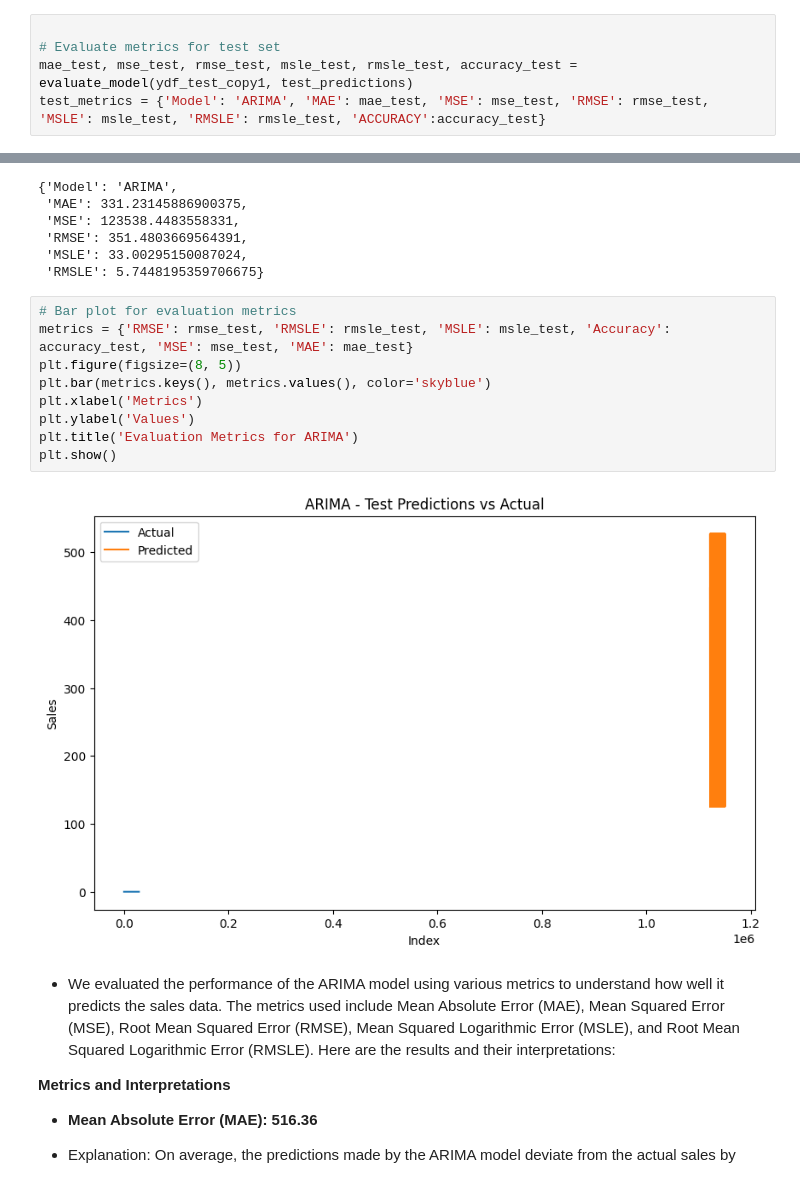
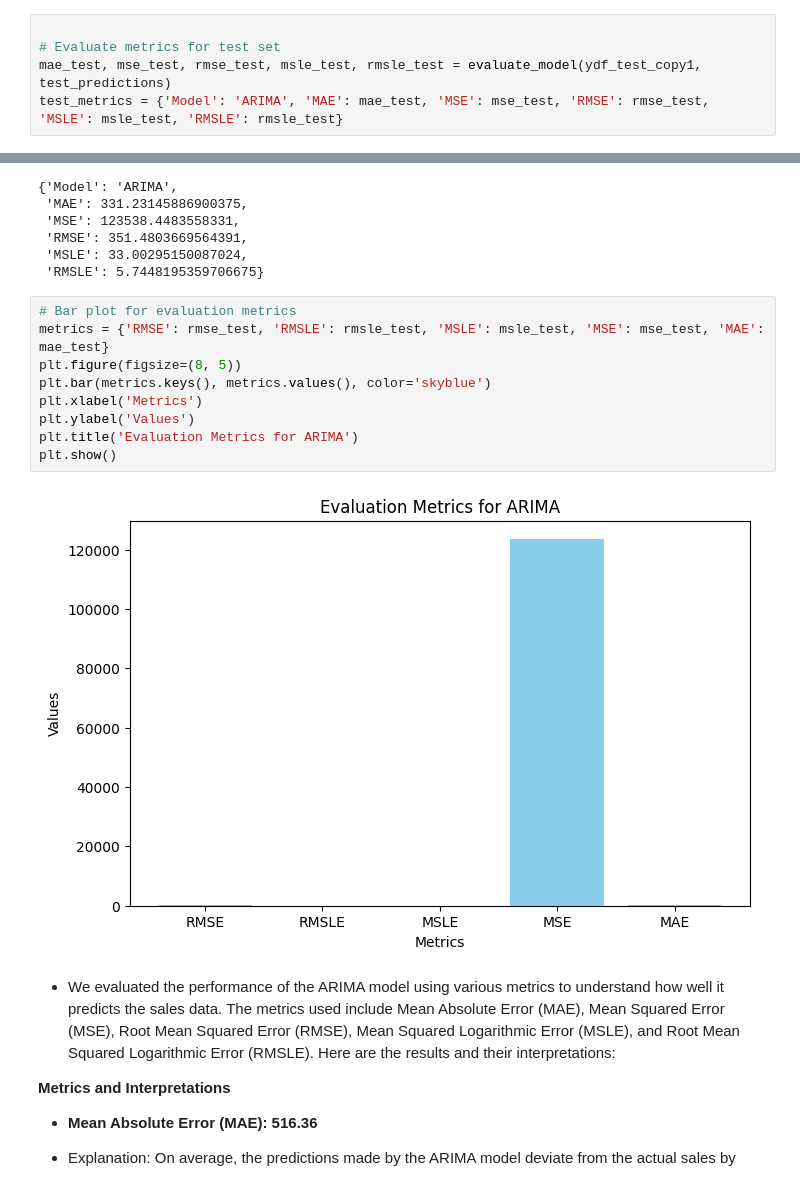
Before and after one commit to Safowaa/The_Regression_Project, a Jupyter notebook: Notebook/main.ipynb, the cells around one changed output, grey strips where cells are left out. Saved outputs shown, nothing was run; the diff lists cells and outputs as text.

```diff
--- a/Notebook/main.ipynb
+++ b/Notebook/main.ipynb
@@ -2467,8 +2465,8 @@ plt.show()
 # %%
 
 # Evaluate metrics for test set
-mae_test, mse_test, rmse_test, msle_test, rmsle_test, accuracy_test = evaluate_model(ydf_test_copy1, test_predictions)
-test_metrics = {'Model': 'ARIMA', 'MAE': mae_test, 'MSE': mse_test, 'RMSE': rmse_test, 'MSLE': msle_test, 'RMSLE': rmsle_test, 'ACCURACY':accuracy_test}
+mae_test, mse_test, rmse_test, msle_test, rmsle_test = evaluate_model(ydf_test_copy1, test_predictions)
+test_metrics = {'Model': 'ARIMA', 'MAE': mae_test, 'MSE': mse_test, 'RMSE': rmse_test, 'MSLE': msle_test, 'RMSLE': rmsle_test}
 # %%
 
 # Print test metrics
@@ -2484,15 +2482,15 @@ Test Metrics:
  'RMSLE': 5.7448195359706675}
 # %%
 # Bar plot for evaluation metrics
-metrics = {'RMSE': rmse_test, 'RMSLE': rmsle_test, 'MSLE': msle_test, 'Accuracy': accuracy_test, 'MSE': mse_test, 'MAE': mae_test}
+metrics = {'RMSE': rmse_test, 'RMSLE': rmsle_test, 'MSLE': msle_test, 'MSE': mse_test, 'MAE': mae_test}
 plt.figure(figsize=(8, 5))
 plt.bar(metrics.keys(), metrics.values(), color='skyblue')
 plt.xlabel('Metrics')
 plt.ylabel('Values')
 plt.title('Evaluation Metrics for ARIMA')
 plt.show()
 # %% [output]
-[figure, old version]
+[figure, new version]
 # %% [markdown]
 - We evaluated the performance of the ARIMA model using various metrics to understand how well it predicts the sales data. The metrics used include Mean Absolute Error (MAE), Mean Squared Error (MSE), Root Mean Squared Error (RMSE), Mean Squared Logarithmic Error (MSLE), and Root Mean Squared Logarithmic Error (RMSLE). Here are the results and their interpretations:
 
```
Also changed, not shown: parts of 3 cells of this notebook, 1 other file.
